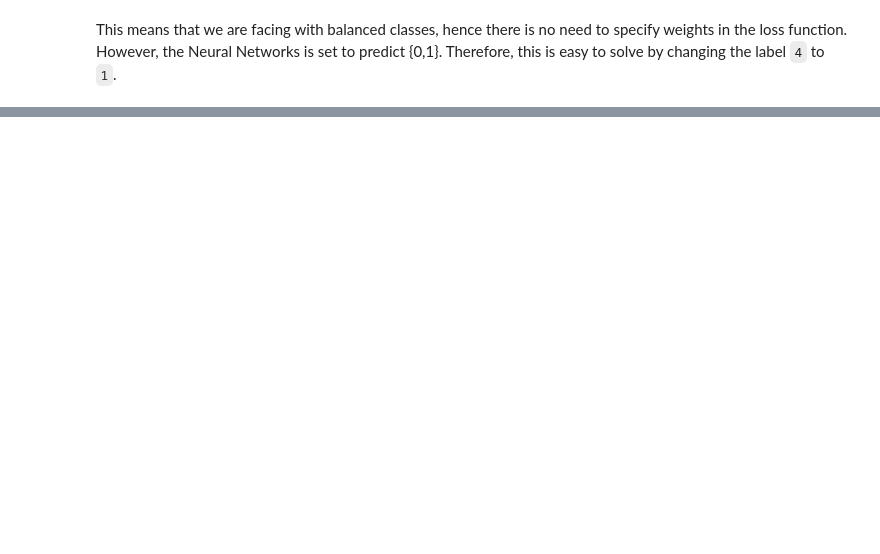
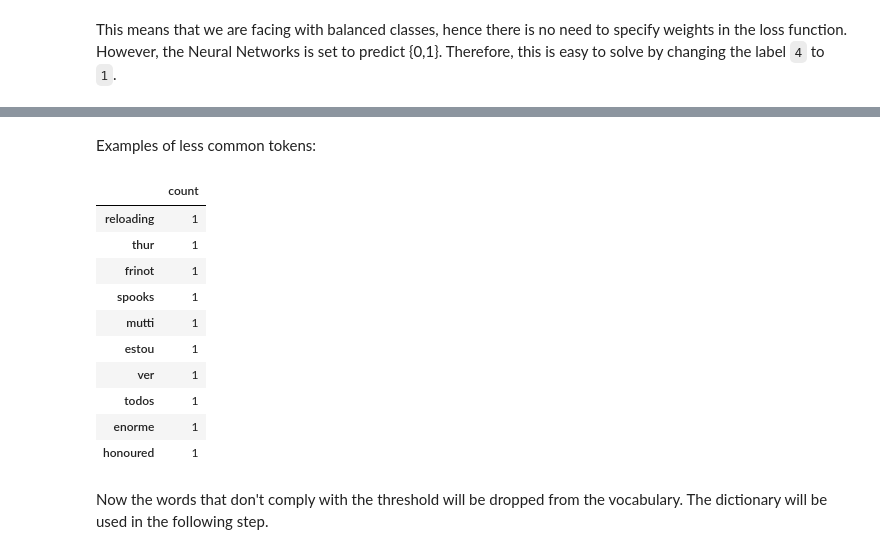
Before and after one commit to nftd/twitter-sentiment-analysis, a Jupyter notebook: notebooks/basic-code.ipynb, the cells around one changed output, grey strips where cells are left out. Drawn from its saved outputs; the diff is of its cells as text; code cells hidden in the pictures; blank space fills up the shorter version.

```diff
--- a/notebooks/basic-code.ipynb
+++ b/notebooks/basic-code.ipynb
@@ -244,0 +297,18 @@ train_label_converted = convert_labels(train_label_non_empty)
+# %% [markdown]
+Examples of less common tokens:
+# %%
+df_vocab.sort_values('count').head(10)
+# %% [output]
+|  | count |
+| reloading | 1 |
+| thur | 1 |
+| frinot | 1 |
+| spooks | 1 |
+| mutti | 1 |
+| estou | 1 |
+| ver | 1 |
+| todos | 1 |
+| enorme | 1 |
+| honoured | 1 |
+# %% [markdown]
+Now the words that don't comply with the threshold will be dropped from the vocabulary. The dictionary will be used in the following step.
```
Also changed, not shown: parts of 45 cells of this notebook, 2 other files.
